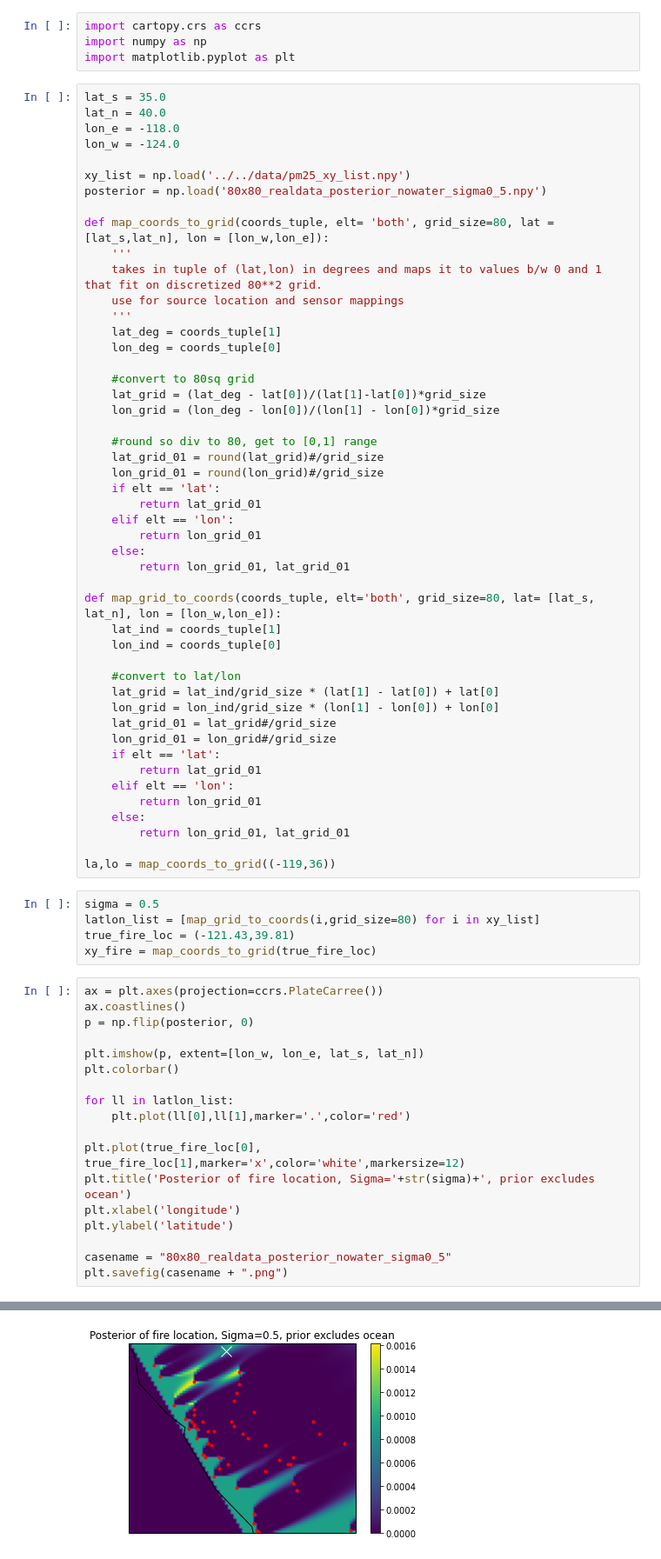
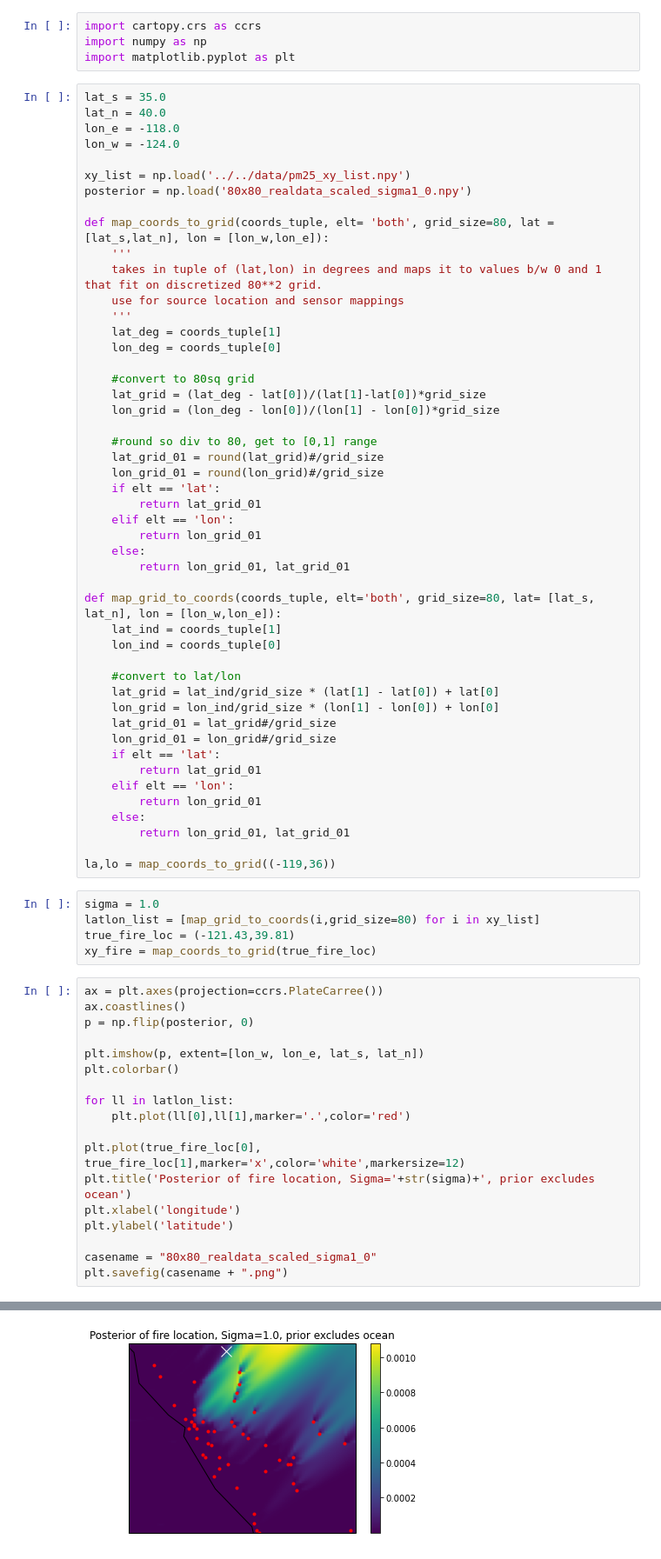
Before and after one commit to edejong-caltech/smoking_hot_inverse_problems, a Jupyter notebook: src/case_runs/plot_pretty.ipynb, the cells around one changed output, grey strips where cells are left out. Shown at 87% size. Saved outputs shown, nothing was run; the diff lists cells and outputs as text.

Commit message:
New scaling for real data posterior

```diff
--- a/src/case_runs/plot_pretty.ipynb
+++ b/src/case_runs/plot_pretty.ipynb
@@ -9,7 +9,7 @@ lon_e = -118.0
 lon_w = -124.0
 
 xy_list = np.load('../../data/pm25_xy_list.npy')
-posterior = np.load('80x80_realdata_posterior_nowater_sigma0_5.npy')
+posterior = np.load('80x80_realdata_scaled_sigma1_0.npy')
 
 def map_coords_to_grid(coords_tuple, elt= 'both', grid_size=80, lat = [lat_s,lat_n], lon = [lon_w,lon_e]):
     '''
@@ -51,7 +51,7 @@ def map_grid_to_coords(coords_tuple, elt='both', grid_size=80, lat= [lat_s, lat_
 
 la,lo = map_coords_to_grid((-119,36))
 # %%
-sigma = 0.5
+sigma = 1.0
 latlon_list = [map_grid_to_coords(i,grid_size=80) for i in xy_list]
 true_fire_loc = (-121.43,39.81)
 xy_fire = map_coords_to_grid(true_fire_loc)
@@ -71,6 +71,6 @@ plt.title('Posterior of fire location, Sigma='+str(sigma)+', prior excludes ocea
 plt.xlabel('longitude')
 plt.ylabel('latitude')
 
-casename = "80x80_realdata_posterior_nowater_sigma0_5"
+casename = "80x80_realdata_scaled_sigma1_0"
 plt.savefig(casename + ".png")
 # %% [output]
@@ -77 +79 @@ plt.savefig(casename + ".png")
-[figure, old version]
+[figure, new version]
```
Also changed, not shown: parts of 1 cell of this notebook, 7 other files.
